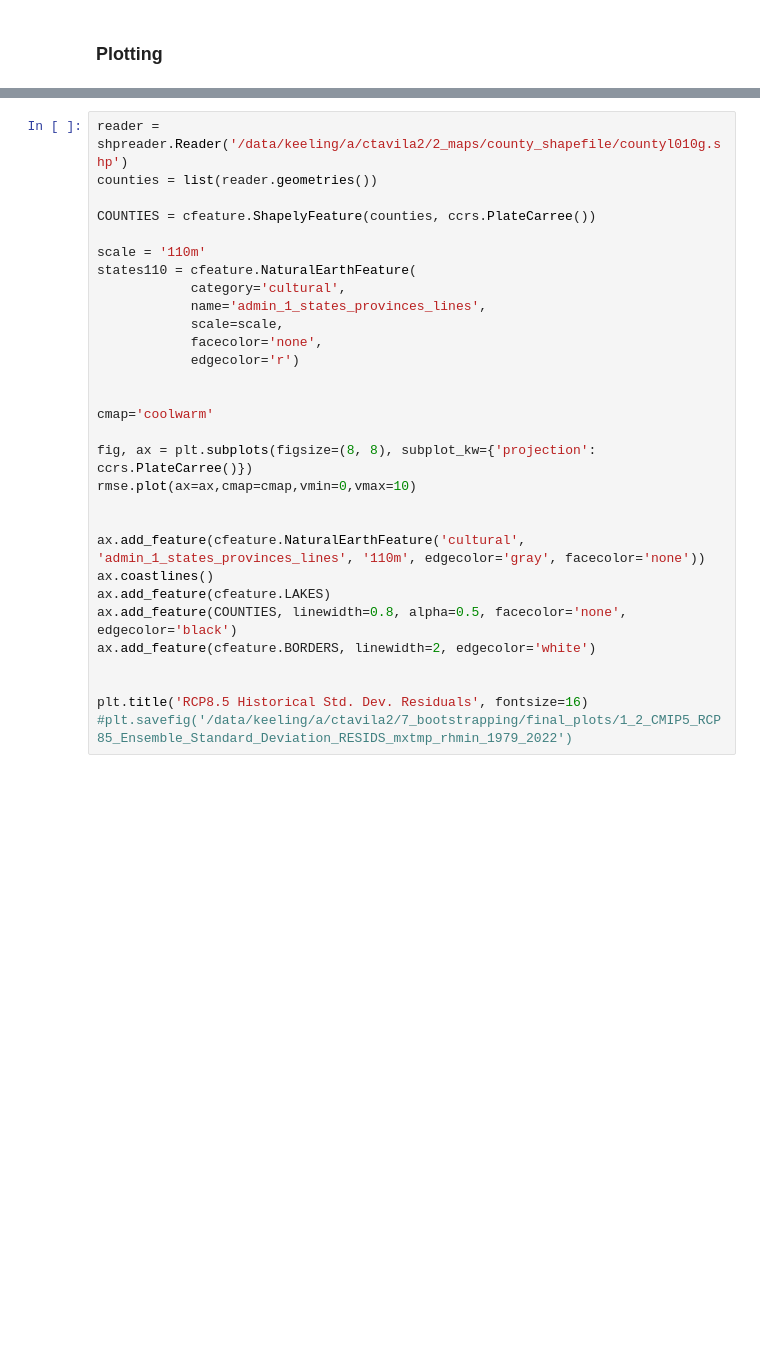
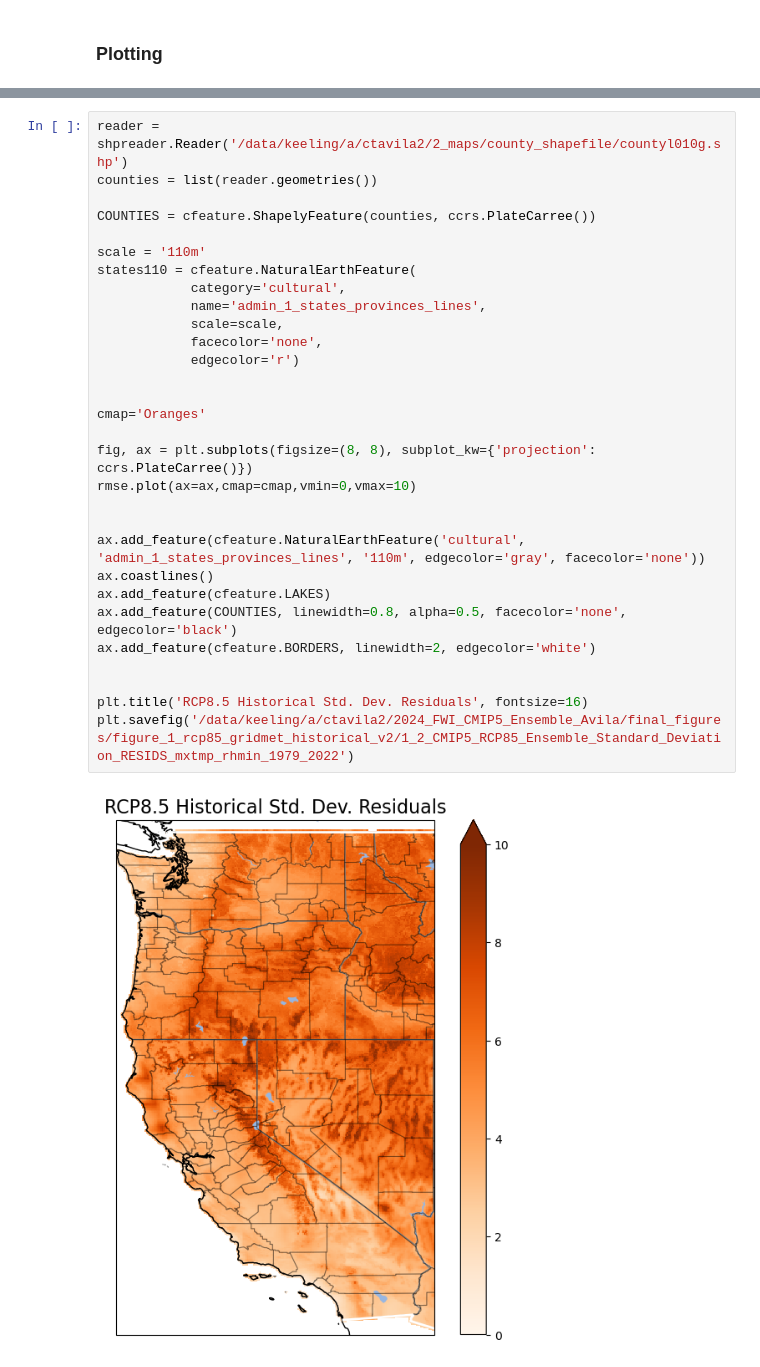
Before and after one commit to theo-avila/2024_FWI_CMIP5_Ensemble_Avila, a Jupyter notebook: notebooks/1_CMIP5_historical_plots.ipynb, the cells around one changed output, grey strips where cells are left out. Saved outputs shown, nothing was run; the diff lists cells and outputs as text; blank space fills up the shorter version.

```diff
--- a/notebooks/1_CMIP5_historical_plots.ipynb
+++ b/notebooks/1_CMIP5_historical_plots.ipynb
@@ -89,30 +187,32 @@ average_normal_deviation = concatenated_data.mean(dim='array')
 # %%
 reader = shpreader.Reader('/data/keeling/a/ctavila2/2_maps/county_shapefile/countyl010g.shp')
 counties = list(reader.geometries())
 
 COUNTIES = cfeature.ShapelyFeature(counties, ccrs.PlateCarree())
 
 scale = '110m'
 states110 = cfeature.NaturalEarthFeature(
             category='cultural',
             name='admin_1_states_provinces_lines',
             scale=scale,
             facecolor='none',
             edgecolor='r')
 
 
-cmap='coolwarm'
+cmap='Oranges'
 
 fig, ax = plt.subplots(figsize=(8, 8), subplot_kw={'projection': ccrs.PlateCarree()})
 rmse.plot(ax=ax,cmap=cmap,vmin=0,vmax=10)
 
 
 ax.add_feature(cfeature.NaturalEarthFeature('cultural', 'admin_1_states_provinces_lines', '110m', edgecolor='gray', facecolor='none'))
 ax.coastlines()
 ax.add_feature(cfeature.LAKES)
 ax.add_feature(COUNTIES, linewidth=0.8, alpha=0.5, facecolor='none', edgecolor='black')
 ax.add_feature(cfeature.BORDERS, linewidth=2, edgecolor='white')
 
 
 plt.title('RCP8.5 Historical Std. Dev. Residuals', fontsize=16)
-#plt.savefig('/data/keeling/a/ctavila2/7_bootstrapping/final_plots/1_2_CMIP5_RCP85_Ensemble_Standard_Deviation_RESIDS_mxtmp_rhmin_1979_2022')
+plt.savefig('/data/keeling/a/ctavila2/2024_FWI_CMIP5_Ensemble_Avila/final_figures/figure_1_rcp85_gridmet_historical_v2/1_2_CMIP5_RCP85_Ensemble_Standard_Deviation_RESIDS_mxtmp_rhmin_1979_2022')
+# %% [output]
+[figure, added]
```
Also changed, not shown: parts of 9 cells of this notebook, 7 other files.
